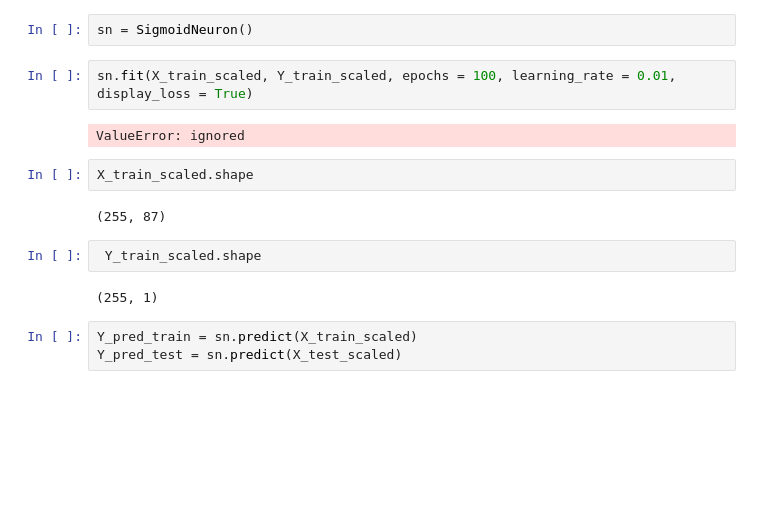
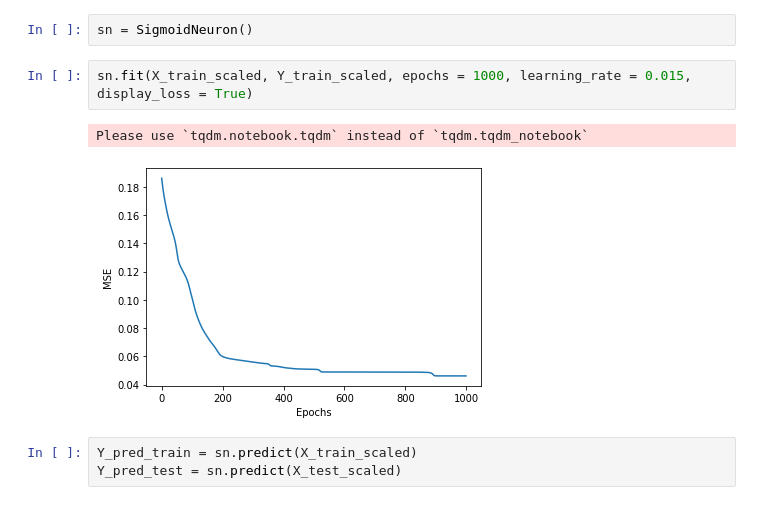
Before and after one commit to themightyNJ/learningDeepLearning, a Jupyter notebook: SigmoidNeuron.ipynb, the cells around one changed output. Drawn from its saved outputs; the diff is of its cells as text; blank space fills up the shorter version.

Commit message:
Model trained and tested

```diff
--- a/SigmoidNeuron.ipynb
+++ b/SigmoidNeuron.ipynb
@@ -333,17 +328,10 @@ Y_test_binarised = (Y_test_scaled > scaled_threshold).astype(np.int).ravel()
 # %%
 sn = SigmoidNeuron()
 # %%
-sn.fit(X_train_scaled, Y_train_scaled, epochs = 100, learning_rate = 0.01, display_loss = True)
+sn.fit(X_train_scaled, Y_train_scaled, epochs = 1000, learning_rate = 0.015, display_loss = True)
 # %% [output]
-ValueError: ignored
+Please use `tqdm.notebook.tqdm` instead of `tqdm.tqdm_notebook`
+[figure, added]
-# %%
-X_train_scaled.shape
-# %% [output]
-(255, 87)
-# %%
- Y_train_scaled.shape
-# %% [output]
-(255, 1)
 # %%
 Y_pred_train = sn.predict(X_train_scaled)
 Y_pred_test = sn.predict(X_test_scaled)
```
Also changed, not shown: parts of 10 cells of this notebook.
